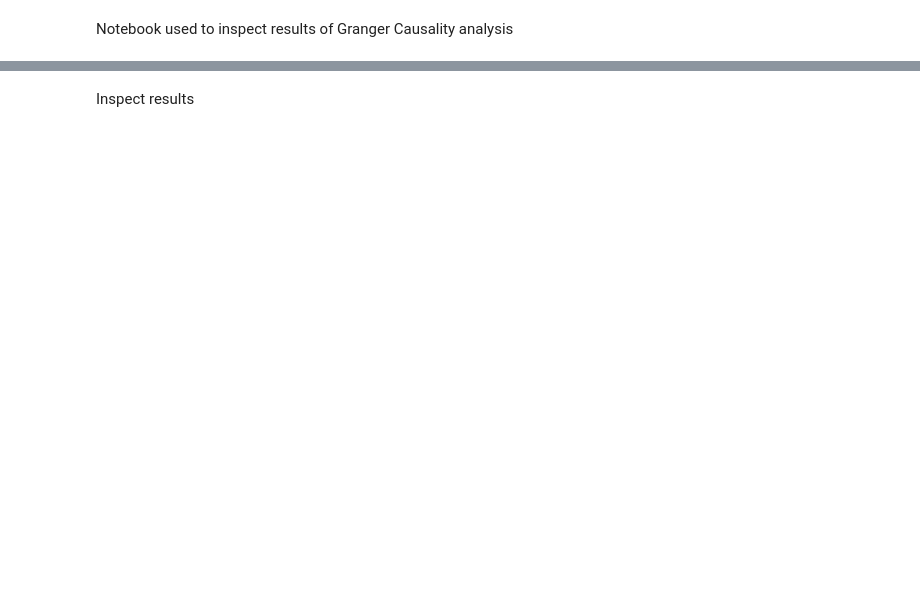
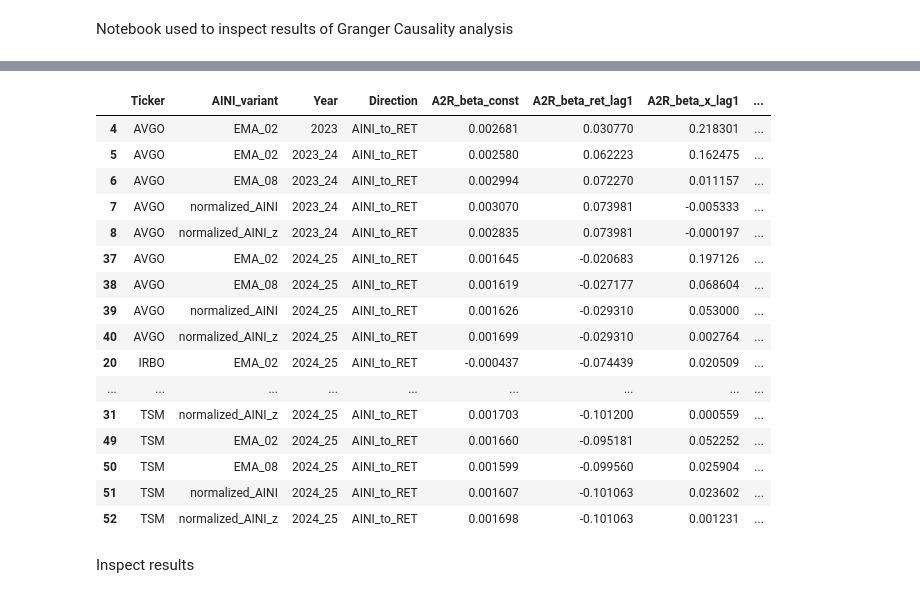
Before and after one commit to LarsIX/narrative_index, a Jupyter notebook: notebooks/analyse_gc_results.ipynb, the cells around one changed output, grey strips where cells are left out. Saved outputs shown, nothing was run; the diff lists cells and outputs as text; code cells hidden in the pictures; blank space fills up the shorter version.

```diff
--- a/notebooks/analyse_gc_results.ipynb
+++ b/notebooks/analyse_gc_results.ipynb
@@ -73,3 +99,51 @@ test_table_cols = ["Ticker", "AINI_variant", "Year","coef_x1","coef_x1","Empiric
+# %%
+labels = ["custom", "w0", "w1", "w2"]  # same order as dfs
+
+# Collumns to drop in thesis-ready table
+drop_cols = [
+    "p_x","N_boot","N_obs","N_boot_valid","F_stat","df_den",
+    "Original_F_pval","Empirical_F_pval","r2_u","BH_reject_F","BH_reject_F_HC3"
+]
+
+cleaned = []
+
+# iterate over dfs to create subsets by direction
+for name, df in zip(labels, dfs):
+    d = df.drop(columns=[c for c in drop_cols if c in df.columns], errors="ignore")
+    id_cols = [c for c in ["Ticker","AINI_variant","Year","Direction"] if c in d.columns]
+
+    a2r = d.loc[d["Direction"]=="AINI_to_RET", id_cols + [c for c in d.columns if c.startswith("A2R_beta_")]].copy()
+    r2a = d.loc[d["Direction"]=="RET_to_AINI", id_cols + [c for c in d.columns if c.startswith("R2A_beta_")]].copy()
+
+    # tag which df it came from
+    a2r["Model"] = name
+    r2a["Model"] = name
+
+    cleaned.append({"Model": name, "A2R": a2r, "R2A": r2a})
+
+# Optional combined frames with the tag:
+a2r_all = pd.concat([x["A2R"] for x in cleaned], ignore_index=True)
+r2a_all = pd.concat([x["R2A"] for x in cleaned], ignore_index=True)
+a2r_all_sort = a2r_all.sort_values(["Ticker","Year"])
+a2r_all_sort
+# %% [output]
+|  | Ticker | AINI_variant | Year | Direction | A2R_beta_const | A2R_beta_ret_lag1 | A2R_beta_x_lag1 | ... |
+| 4 | AVGO | EMA_02 | 2023 | AINI_to_RET | 0.002681 | 0.030770 | 0.218301 | ... |
+| 5 | AVGO | EMA_02 | 2023_24 | AINI_to_RET | 0.002580 | 0.062223 | 0.162475 | ... |
+| 6 | AVGO | EMA_08 | 2023_24 | AINI_to_RET | 0.002994 | 0.072270 | 0.011157 | ... |
+| 7 | AVGO | normalized_AINI | 2023_24 | AINI_to_RET | 0.003070 | 0.073981 | -0.005333 | ... |
+| 8 | AVGO | normalized_AINI_z | 2023_24 | AINI_to_RET | 0.002835 | 0.073981 | -0.000197 | ... |
+| 37 | AVGO | EMA_02 | 2024_25 | AINI_to_RET | 0.001645 | -0.020683 | 0.197126 | ... |
+| 38 | AVGO | EMA_08 | 2024_25 | AINI_to_RET | 0.001619 | -0.027177 | 0.068604 | ... |
+| 39 | AVGO | normalized_AINI | 2024_25 | AINI_to_RET | 0.001626 | -0.029310 | 0.053000 | ... |
+| 40 | AVGO | normalized_AINI_z | 2024_25 | AINI_to_RET | 0.001699 | -0.029310 | 0.002764 | ... |
+| 20 | IRBO | EMA_02 | 2024_25 | AINI_to_RET | -0.000437 | -0.074439 | 0.020509 | ... |
+| ... | ... | ... | ... | ... | ... | ... | ... | ... |
+| 31 | TSM | normalized_AINI_z | 2024_25 | AINI_to_RET | 0.001703 | -0.101200 | 0.000559 | ... |
+| 49 | TSM | EMA_02 | 2024_25 | AINI_to_RET | 0.001660 | -0.095181 | 0.052252 | ... |
+| 50 | TSM | EMA_08 | 2024_25 | AINI_to_RET | 0.001599 | -0.099560 | 0.025904 | ... |
+| 51 | TSM | normalized_AINI | 2024_25 | AINI_to_RET | 0.001607 | -0.101063 | 0.023602 | ... |
+| 52 | TSM | normalized_AINI_z | 2024_25 | AINI_to_RET | 0.001698 | -0.101063 | 0.001231 | ... |
 # %% [markdown]
 Inspect results
 # %%
```
Also changed, not shown: parts of 6 cells of this notebook, 52 other files.
